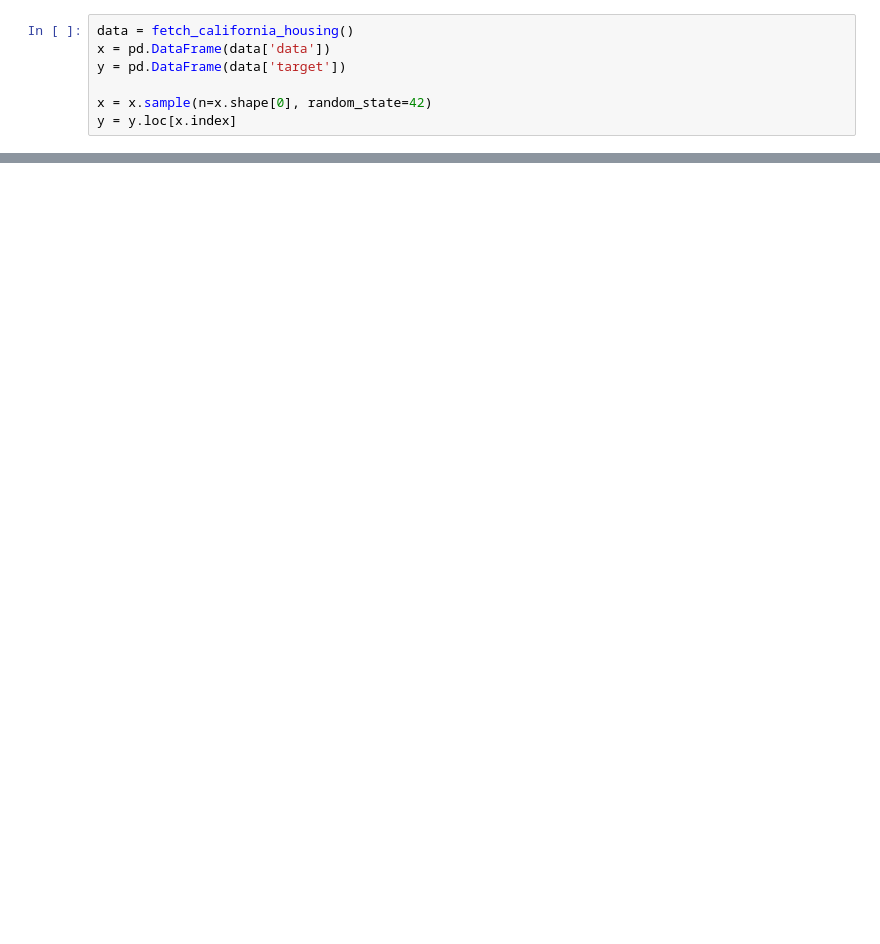
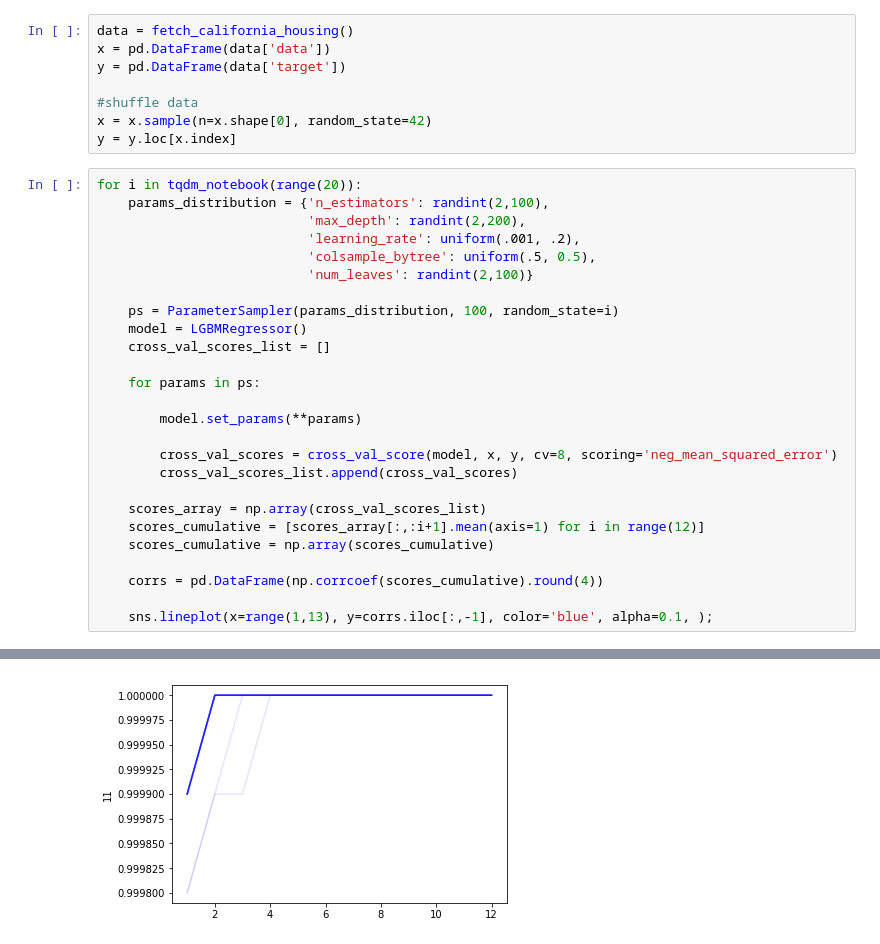
Before and after one commit to PiotrekGa/pruned-cv, a Jupyter notebook: examples/Correlations_between_folds.ipynb, the cells around one changed output, grey strips where cells are left out. Drawn from its saved outputs; the diff is of its cells as text; blank space fills up the shorter version.

```diff
--- a/examples/Correlations_between_folds.ipynb
+++ b/examples/Correlations_between_folds.ipynb
@@ -17,5 +12,33 @@ data = fetch_california_housing()
 x = pd.DataFrame(data['data'])
 y = pd.DataFrame(data['target'])
 
+#shuffle data
 x = x.sample(n=x.shape[0], random_state=42)
 y = y.loc[x.index]
+# %%
+for i in tqdm_notebook(range(20)):
+    params_distribution = {'n_estimators': randint(2,100),
+                           'max_depth': randint(2,200),
+                           'learning_rate': uniform(.001, .2),
+                           'colsample_bytree': uniform(.5, 0.5),
+                           'num_leaves': randint(2,100)}
+
+    ps = ParameterSampler(params_distribution, 100, random_state=i)
+    model = LGBMRegressor()
+    cross_val_scores_list = []
+
+    for params in ps:
+
+        model.set_params(**params)
+
+        cross_val_scores = cross_val_score(model, x, y, cv=8, scoring='neg_mean_squared_error')
+        cross_val_scores_list.append(cross_val_scores)
+
+    scores_array = np.array(cross_val_scores_list)
+    scores_cumulative = [scores_array[:,:i+1].mean(axis=1) for i in range(12)]
+    scores_cumulative = np.array(scores_cumulative)
+
+    corrs = pd.DataFrame(np.corrcoef(scores_cumulative).round(4))
+
+    sns.lineplot(x=range(1,13), y=corrs.iloc[:,-1], color='blue', alpha=0.1, );
+# %% [output]
@@ -21,0 +46 @@ y = y.loc[x.index]
+[figure, added]
```
Also changed, not shown: parts of 18 cells of this notebook.
